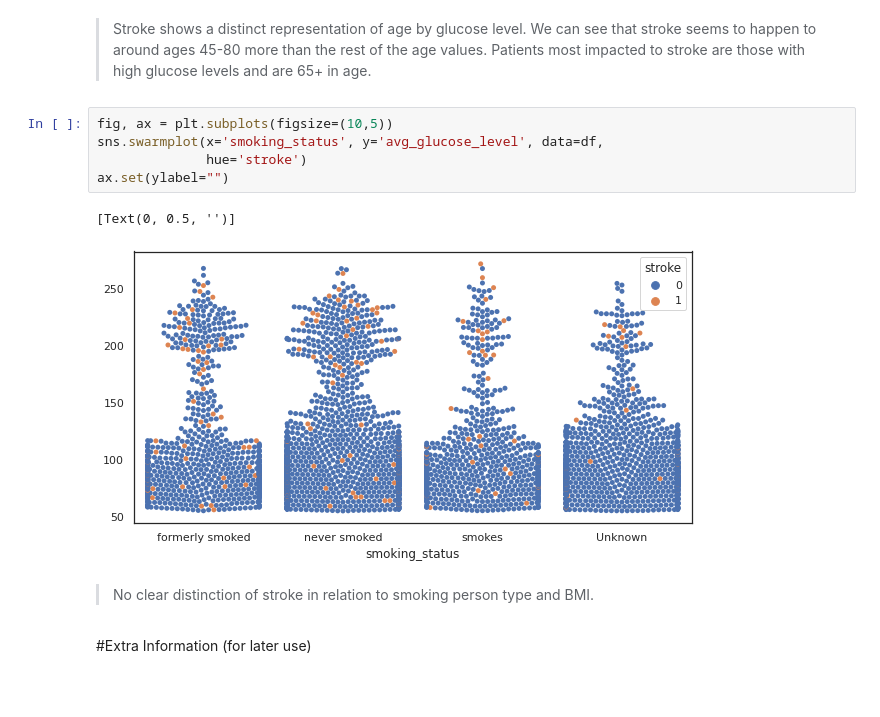
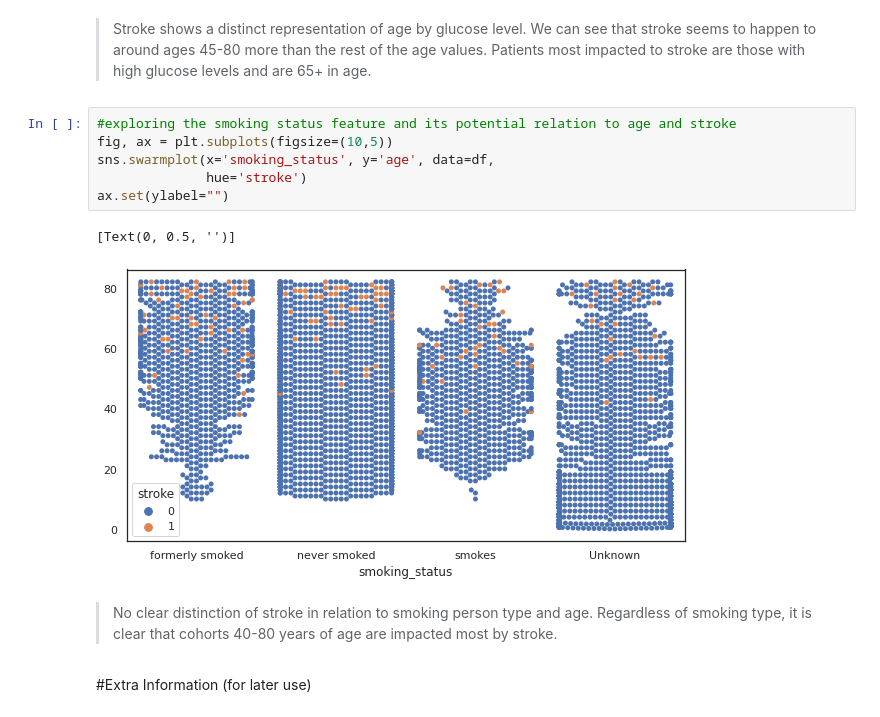
Before and after one commit to bradshawjoshua/Early-Detection-Stroke, a Jupyter notebook: Early_Detection_of_Stroke.ipynb, the cells around one changed output. Cells and saved outputs as stored; diff of their text form; blank space fills up the shorter version.

```diff
--- a/Early_Detection_of_Stroke.ipynb
+++ b/Early_Detection_of_Stroke.ipynb
@@ -353,15 +364,16 @@ sns.scatterplot( x = "age",
 # %% [markdown]
 >Stroke shows a distinct representation of age by glucose level. We can see that stroke seems to happen to around ages 45-80 more than the rest of the age values. Patients most impacted to stroke are those with high glucose levels and are 65+ in age.
 # %%
+#exploring the smoking status feature and its potential relation to age and stroke
 fig, ax = plt.subplots(figsize=(10,5))
-sns.swarmplot(x='smoking_status', y='avg_glucose_level', data=df,
+sns.swarmplot(x='smoking_status', y='age', data=df,
               hue='stroke')
 ax.set(ylabel="")
 # %% [output]
 [Text(0, 0.5, '')]
-[figure, old version]
+[figure, new version]
 # %% [markdown]
->No clear distinction of stroke in relation to smoking person type and BMI.
+>No clear distinction of stroke in relation to smoking person type and age. Regardless of smoking type, it is clear that cohorts 40-80 years of age are impacted most by stroke.
 # %% [markdown]
 #Extra Information (for later use)
 # %% [markdown]
```
Also changed, not shown: parts of 25 cells of this notebook.
